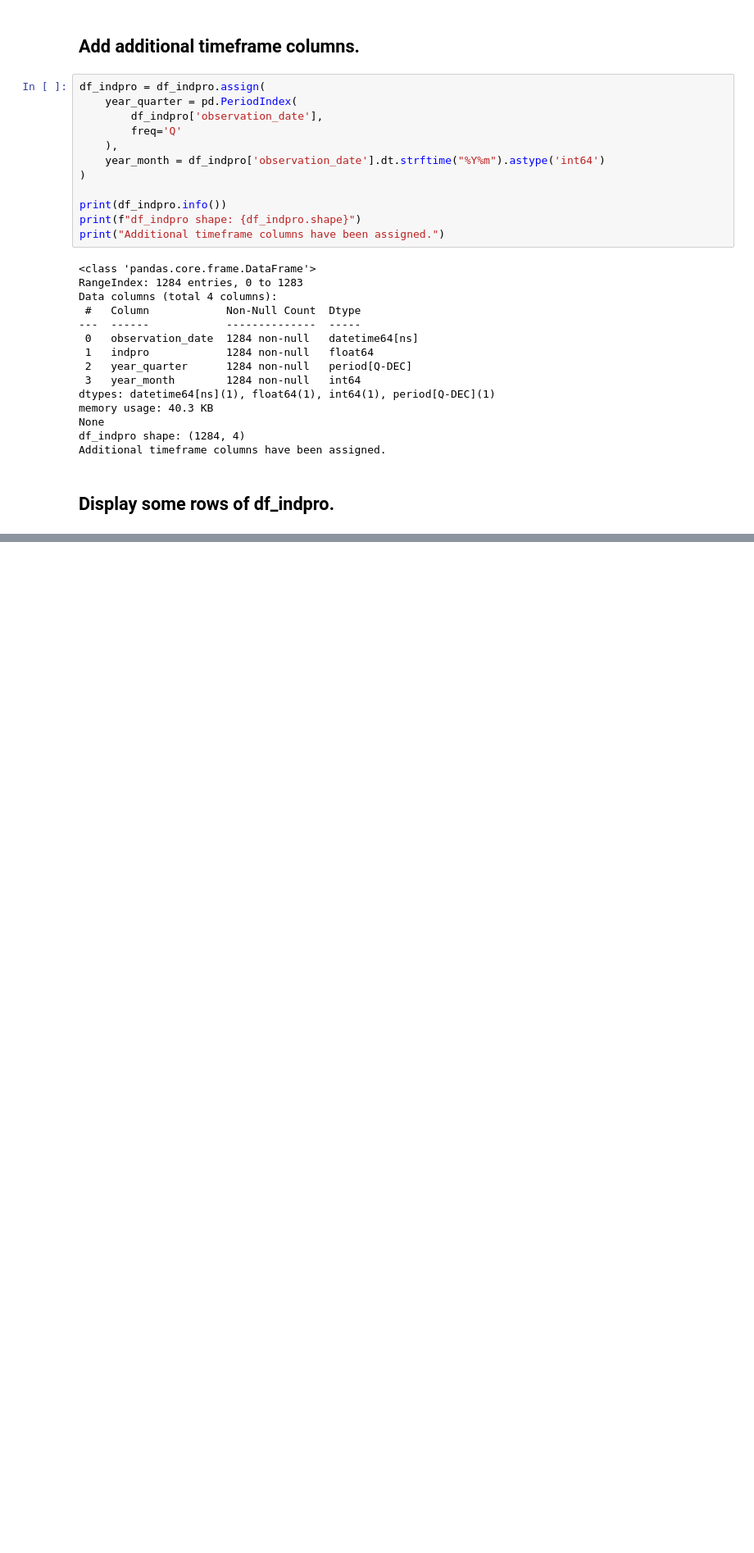
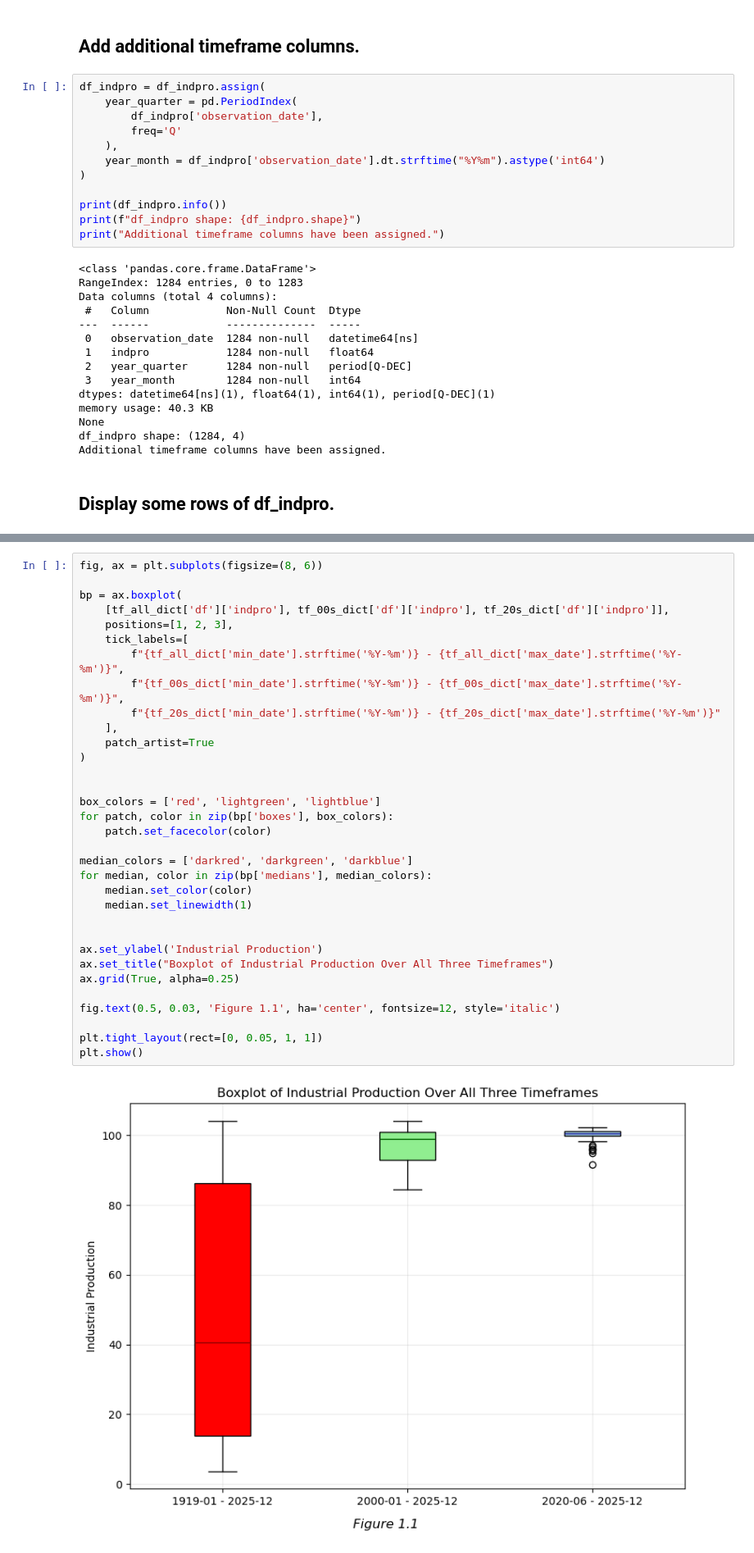
Before and after one commit to Vazquez-Michael-V/570_homework, a Jupyter notebook: assignment_1/assignment_1.ipynb, the cells around one changed output, grey strips where cells are left out. Shown at 82% size. Saved outputs shown, nothing was run; the diff lists cells and outputs as text; blank space fills up the shorter version.

```diff
--- a/assignment_1/assignment_1.ipynb
+++ b/assignment_1/assignment_1.ipynb
@@ -161,0 +245,35 @@ display(df_indpro_stats)
+# %%
+fig, ax = plt.subplots(figsize=(8, 6))
+
+bp = ax.boxplot(
+    [tf_all_dict['df']['indpro'], tf_00s_dict['df']['indpro'], tf_20s_dict['df']['indpro']],
+    positions=[1, 2, 3],
+    tick_labels=[
+        f"{tf_all_dict['min_date'].strftime('%Y-%m')} - {tf_all_dict['max_date'].strftime('%Y-%m')}",
+        f"{tf_00s_dict['min_date'].strftime('%Y-%m')} - {tf_00s_dict['max_date'].strftime('%Y-%m')}",
+        f"{tf_20s_dict['min_date'].strftime('%Y-%m')} - {tf_20s_dict['max_date'].strftime('%Y-%m')}"
+    ],
+    patch_artist=True
+)
+
+
+box_colors = ['red', 'lightgreen', 'lightblue']
+for patch, color in zip(bp['boxes'], box_colors):
+    patch.set_facecolor(color)
+
+median_colors = ['darkred', 'darkgreen', 'darkblue']
+for median, color in zip(bp['medians'], median_colors):
+    median.set_color(color)
+    median.set_linewidth(1)
+
+
+ax.set_ylabel('Industrial Production')
+ax.set_title("Boxplot of Industrial Production Over All Three Timeframes")
+ax.grid(True, alpha=0.25)
+
+fig.text(0.5, 0.03, 'Figure 1.1', ha='center', fontsize=12, style='italic')
+
+plt.tight_layout(rect=[0, 0.05, 1, 1])
+plt.show()
+# %% [output]
+[figure, added]
```
Also changed, not shown: parts of 24 cells of this notebook.
